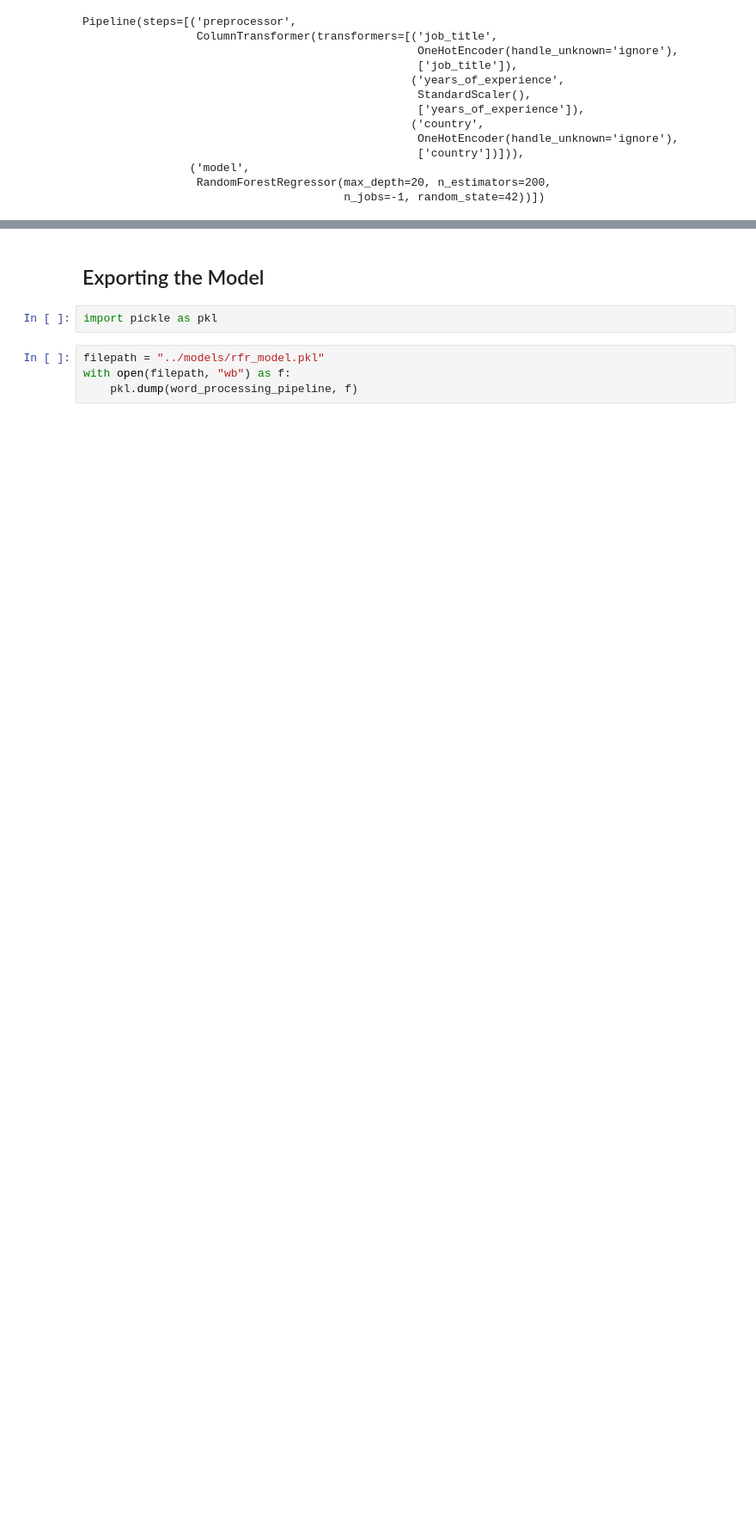
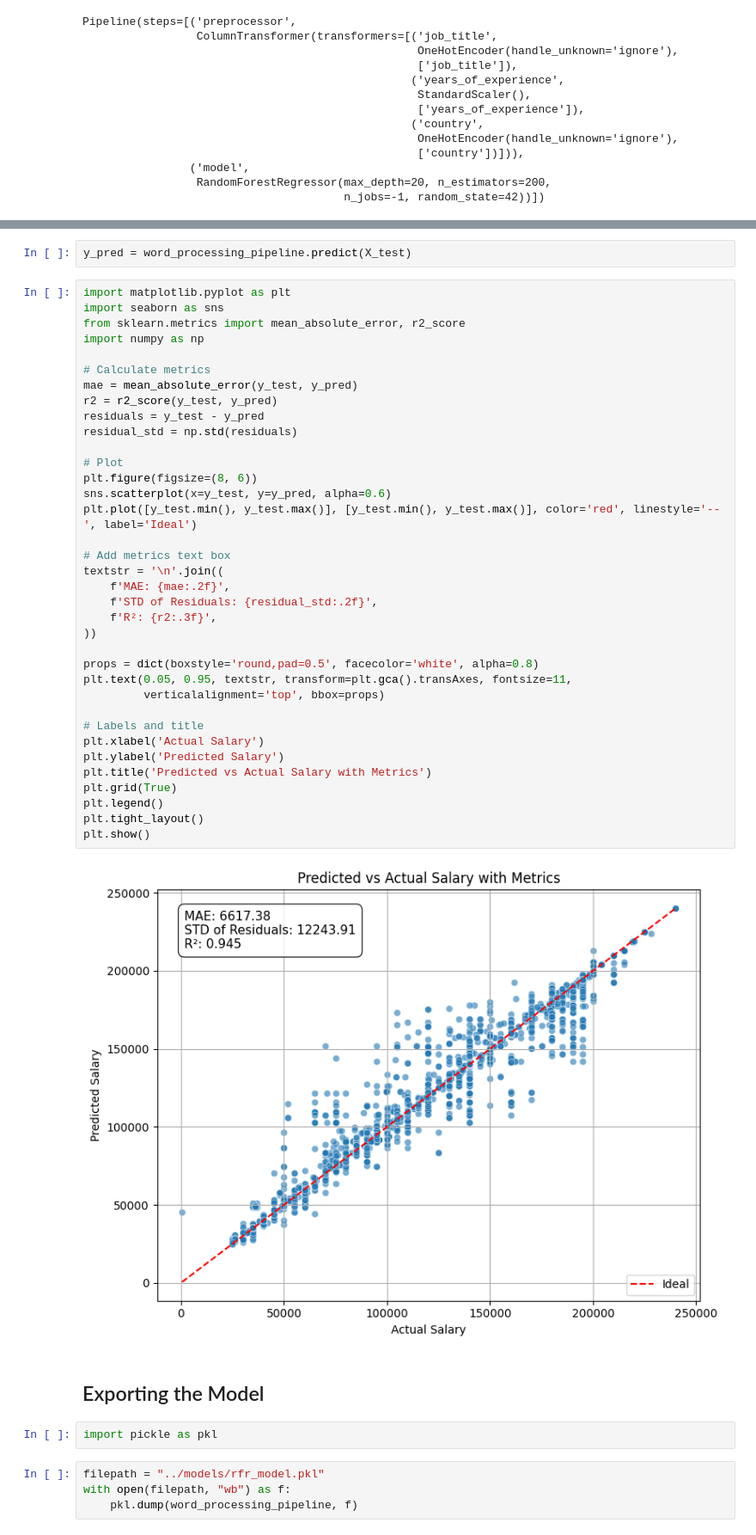
Before and after one commit to arkulowski/EDP_Capstone_Project, a Jupyter notebook: notebooks/rfr_model.ipynb, the cells around one changed output, grey strips where cells are left out. Shown at 86% size. Saved outputs shown, nothing was run; the diff lists cells and outputs as text; blank space fills up the shorter version.

Commit message:
created a graph

```diff
--- a/notebooks/rfr_model.ipynb
+++ b/notebooks/rfr_model.ipynb
@@ -196,3 +196,43 @@ evaluate_regression_metrics(word_processing_pipeline.predict(X_test), y_test)
+# %%
+y_pred = word_processing_pipeline.predict(X_test)
+# %%
+import matplotlib.pyplot as plt
+import seaborn as sns
+from sklearn.metrics import mean_absolute_error, r2_score
+import numpy as np
+
+# Calculate metrics
+mae = mean_absolute_error(y_test, y_pred)
+r2 = r2_score(y_test, y_pred)
+residuals = y_test - y_pred
+residual_std = np.std(residuals)
+
+# Plot
+plt.figure(figsize=(8, 6))
+sns.scatterplot(x=y_test, y=y_pred, alpha=0.6)
+plt.plot([y_test.min(), y_test.max()], [y_test.min(), y_test.max()], color='red', linestyle='--', label='Ideal')
+
+# Add metrics text box
+textstr = '\n'.join((
+    f'MAE: {mae:.2f}',
+    f'STD of Residuals: {residual_std:.2f}',
+    f'R²: {r2:.3f}',
+))
+
+props = dict(boxstyle='round,pad=0.5', facecolor='white', alpha=0.8)
+plt.text(0.05, 0.95, textstr, transform=plt.gca().transAxes, fontsize=11,
+         verticalalignment='top', bbox=props)
+
+# Labels and title
+plt.xlabel('Actual Salary')
+plt.ylabel('Predicted Salary')
+plt.title('Predicted vs Actual Salary with Metrics')
+plt.grid(True)
+plt.legend()
+plt.tight_layout()
+plt.show()
+# %% [output]
+[figure, added]
 # %% [markdown]
 ## Exporting the Model
 # %%
```
Also changed, not shown: parts of 3 cells of this notebook, 1 other file.
